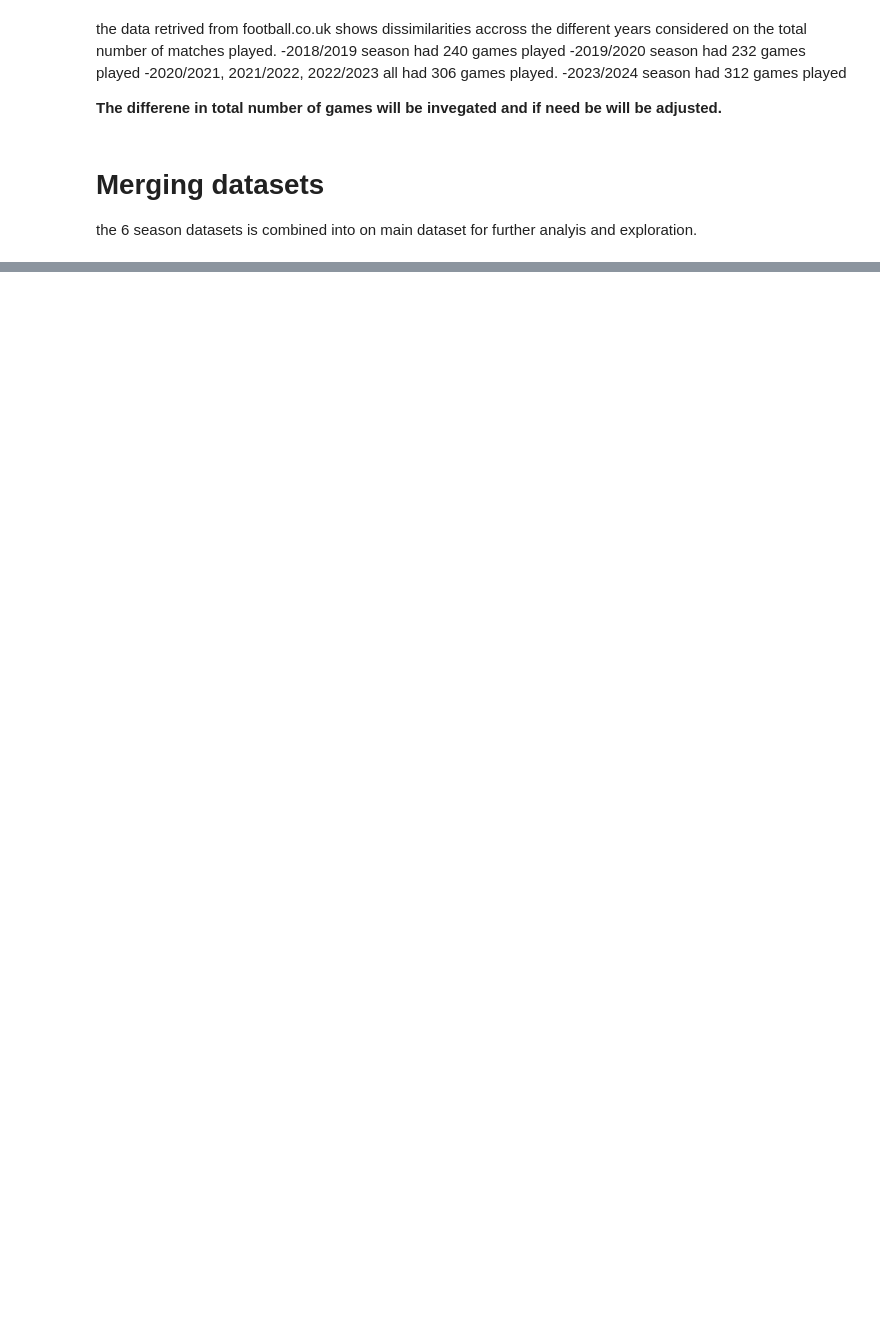
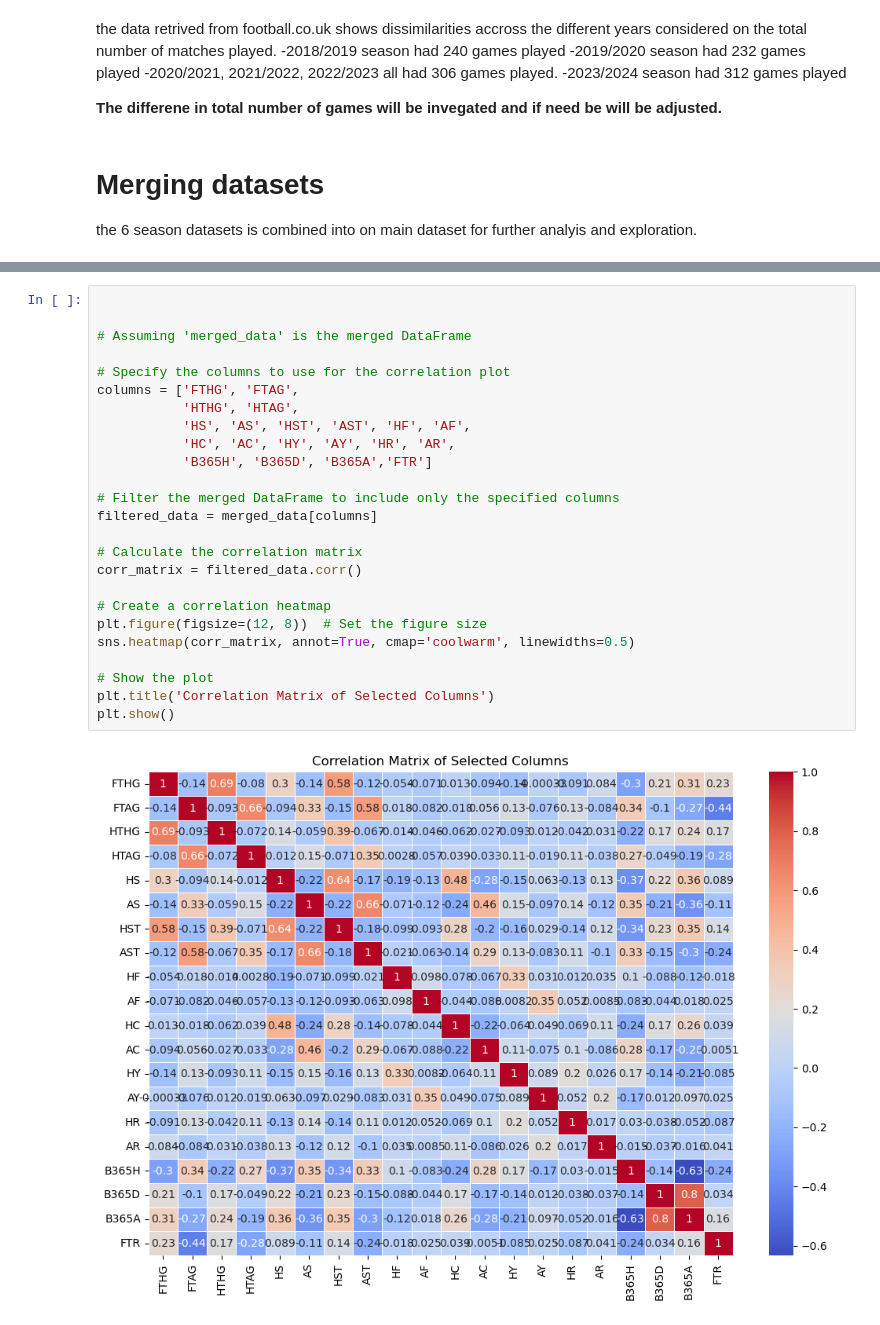
Before and after one commit to Langsi97/Master-Thesis, a Jupyter notebook: Codes.ipynb, the cells around one changed output, grey strips where cells are left out. Cells and saved outputs as stored; diff of their text form; blank space fills up the shorter version.

```diff
--- a/Codes.ipynb
+++ b/Codes.ipynb
@@ -64,0 +64,27 @@ merged_data.shape
+# %%
+
+
+# Assuming 'merged_data' is the merged DataFrame
+
+# Specify the columns to use for the correlation plot
+columns = ['FTHG', 'FTAG',
+           'HTHG', 'HTAG',
+           'HS', 'AS', 'HST', 'AST', 'HF', 'AF',
+           'HC', 'AC', 'HY', 'AY', 'HR', 'AR',
+           'B365H', 'B365D', 'B365A','FTR']
+
+# Filter the merged DataFrame to include only the specified columns
+filtered_data = merged_data[columns]
+
+# Calculate the correlation matrix
+corr_matrix = filtered_data.corr()
+
+# Create a correlation heatmap
+plt.figure(figsize=(12, 8))  # Set the figure size
+sns.heatmap(corr_matrix, annot=True, cmap='coolwarm', linewidths=0.5)
+
+# Show the plot
+plt.title('Correlation Matrix of Selected Columns')
+plt.show()
+# %% [output]
+[figure, added]
```
Also changed, not shown: parts of 18 cells of this notebook, 1 other file.
